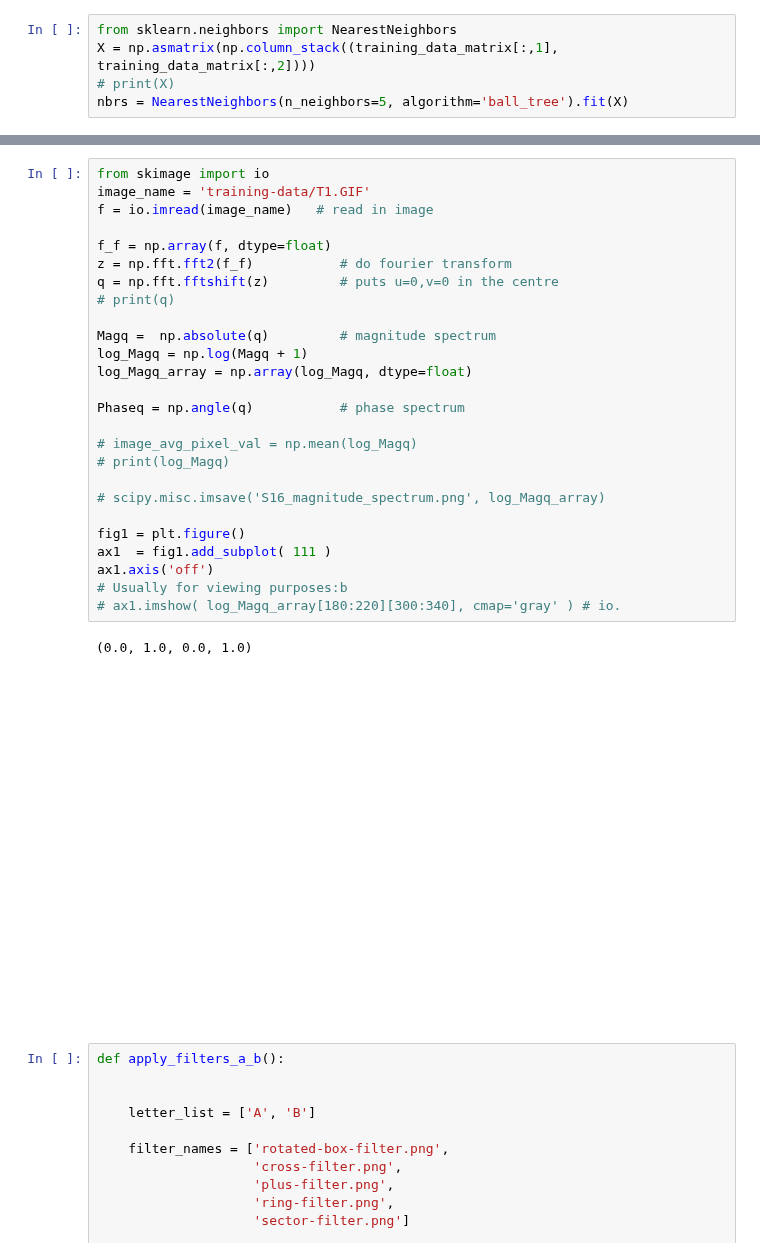
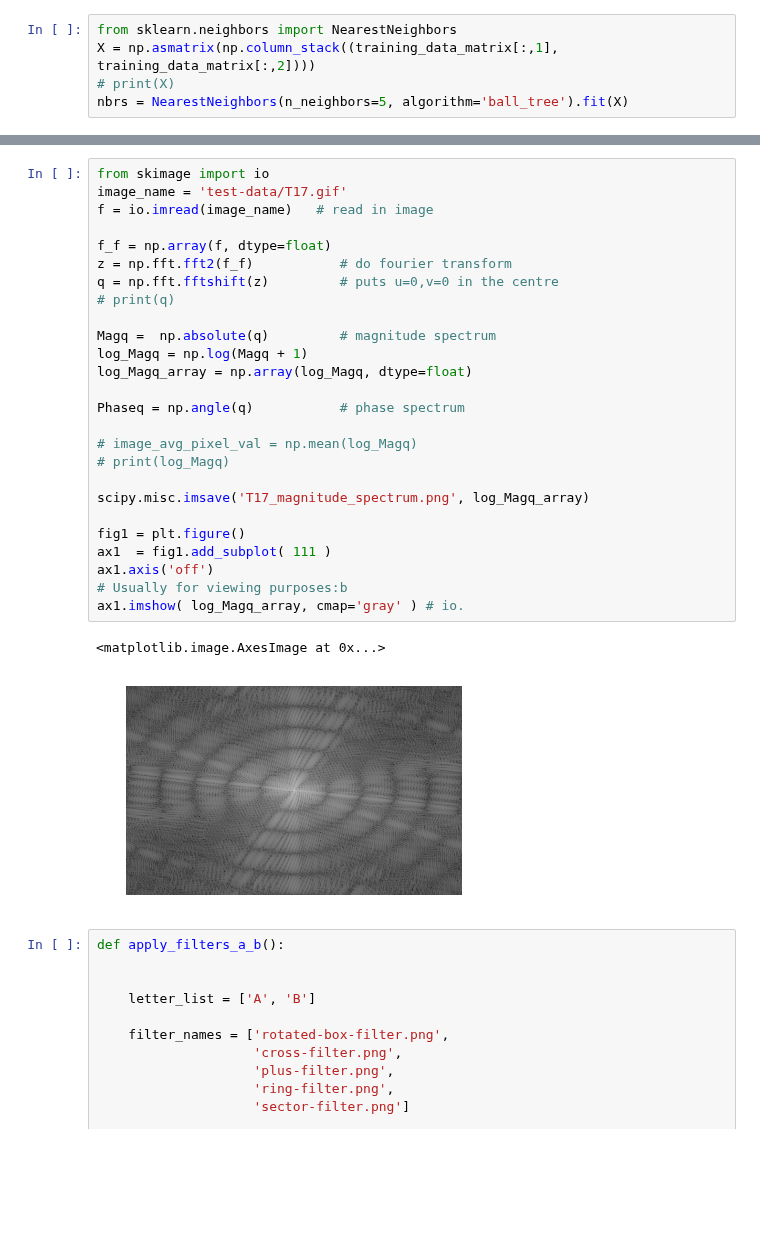
Before and after one commit to mika018/Character-Recognition-Classifier, a Jupyter notebook: cw2.ipynb, the cells around one changed output, grey strips where cells are left out. Cells and saved outputs as stored; diff of their text form; blank space fills up the shorter version.

Commit message:
Add new classification figures

```diff
--- a/cw2.ipynb
+++ b/cw2.ipynb
@@ -711,32 +718,32 @@ plt.show()
 # %%
 from skimage import io
-image_name = 'training-data/T1.GIF'
+image_name = 'test-data/T17.gif'
 f = io.imread(image_name)   # read in image
 
 f_f = np.array(f, dtype=float)
 z = np.fft.fft2(f_f)           # do fourier transform
 q = np.fft.fftshift(z)         # puts u=0,v=0 in the centre
 # print(q)
 
 Magq =  np.absolute(q)         # magnitude spectrum
 log_Magq = np.log(Magq + 1)
 log_Magq_array = np.array(log_Magq, dtype=float)
 
 Phaseq = np.angle(q)           # phase spectrum
 
 # image_avg_pixel_val = np.mean(log_Magq)
 # print(log_Magq)
 
-# scipy.misc.imsave('S16_magnitude_spectrum.png', log_Magq_array)
+scipy.misc.imsave('T17_magnitude_spectrum.png', log_Magq_array)
 
 fig1 = plt.figure()
 ax1  = fig1.add_subplot( 111 )
 ax1.axis('off')
 # Usually for viewing purposes:b
-# ax1.imshow( log_Magq_array[180:220][300:340], cmap='gray' ) # io.
+ax1.imshow( log_Magq_array, cmap='gray' ) # io.
 # %% [output]
-(0.0, 1.0, 0.0, 1.0)
+<matplotlib.image.AxesImage at 0x...>
-[figure, old version]
+[figure, new version]
 # %%
 def apply_filters_a_b():
 
```
Also changed, not shown: parts of 5 cells of this notebook, 30 other files.
